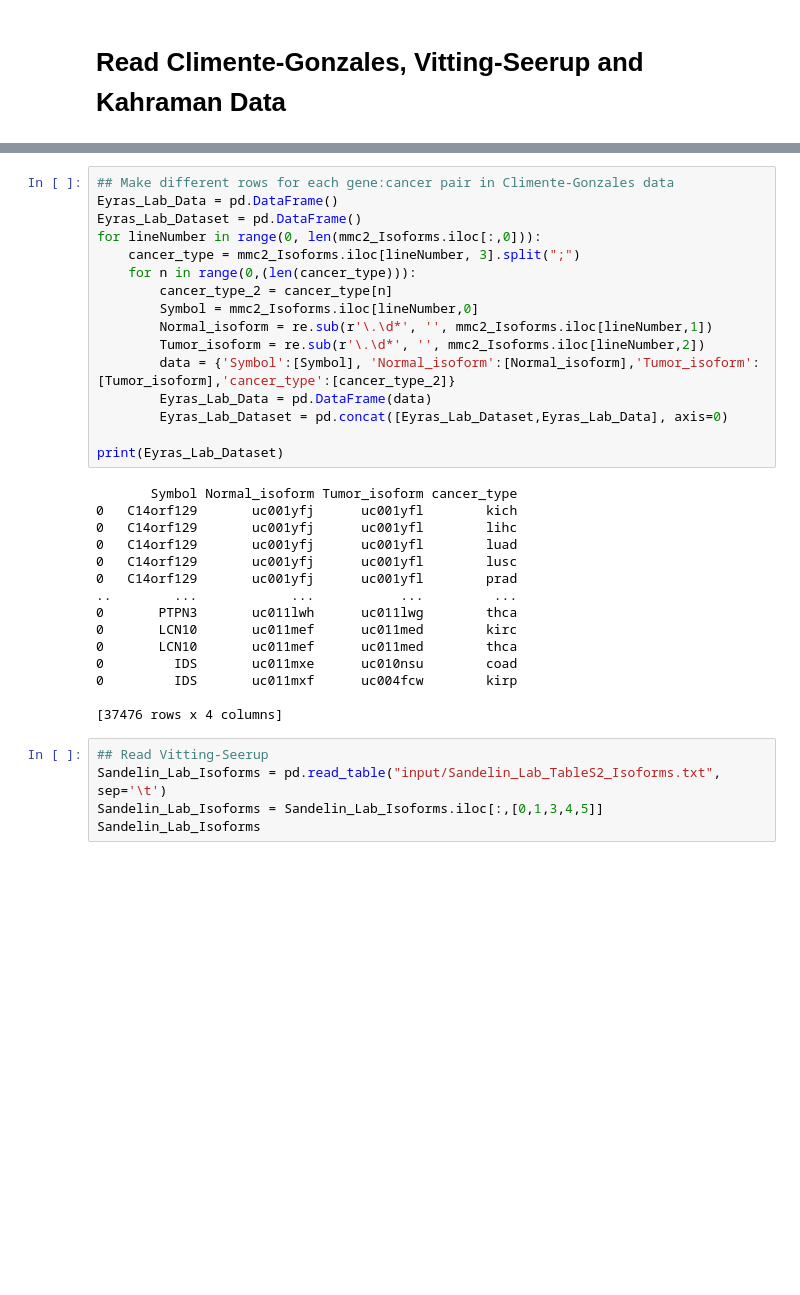
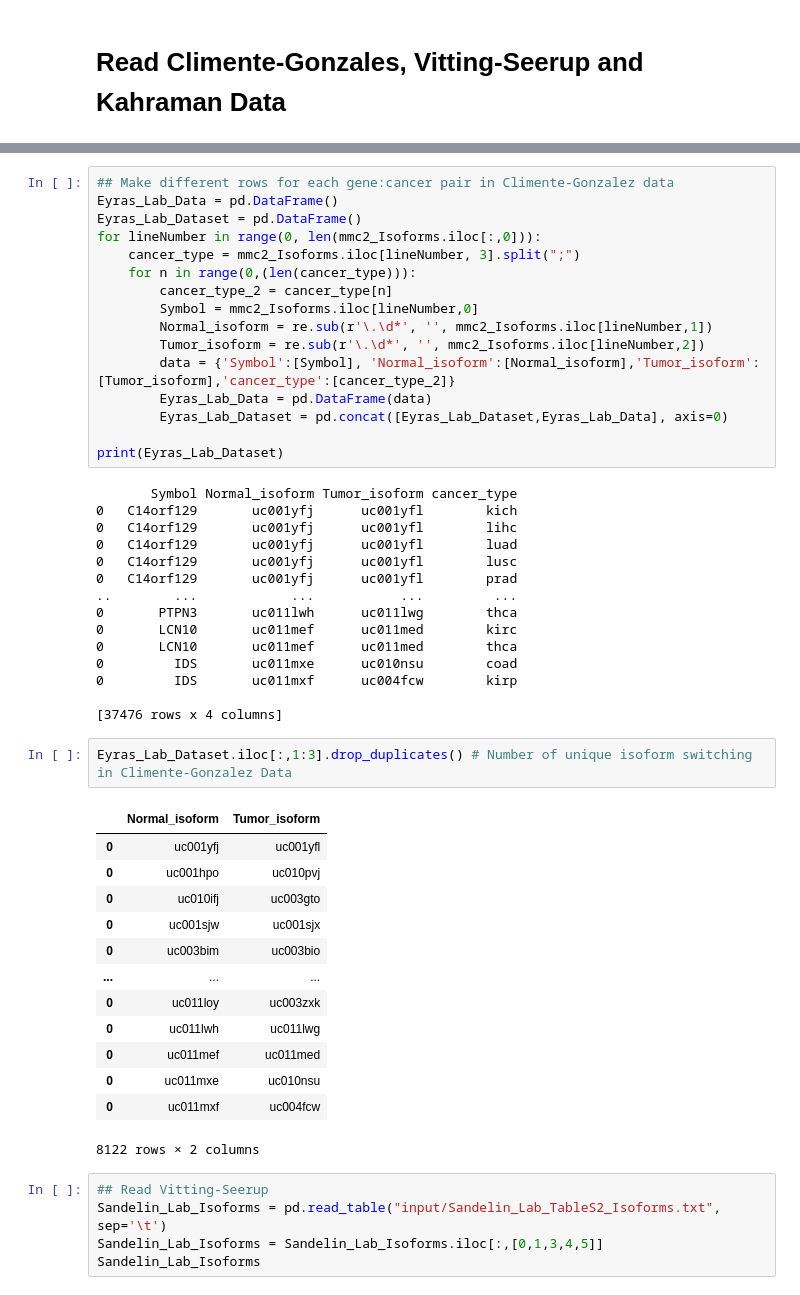
Before and after one commit to KarakulakTulay/Isoform_Comparison, a Jupyter notebook: IsoformSwitching_Overlaps.ipynb, the cells around one changed output, grey strips where cells are left out. Cells and saved outputs as stored; diff of their text form; blank space fills up the shorter version.

```diff
--- a/IsoformSwitching_Overlaps.ipynb
+++ b/IsoformSwitching_Overlaps.ipynb
@@ -27,7 +27,7 @@ print(mmc2_Isoforms)
 
 [8122 rows x 4 columns]
 # %%
-## Make different rows for each gene:cancer pair in Climente-Gonzales data
+## Make different rows for each gene:cancer pair in Climente-Gonzalez data
 Eyras_Lab_Data = pd.DataFrame()
 Eyras_Lab_Dataset = pd.DataFrame()
 for lineNumber in range(0, len(mmc2_Isoforms.iloc[:,0])):
@@ -57,6 +57,22 @@ print(Eyras_Lab_Dataset)
 0         IDS       uc011mxf      uc004fcw        kirp
 
 [37476 rows x 4 columns]
+# %%
+Eyras_Lab_Dataset.iloc[:,1:3].drop_duplicates() # Number of unique isoform switching in Climente-Gonzalez Data
+# %% [output]
+|  | Normal_isoform | Tumor_isoform |
+| 0 | uc001yfj | uc001yfl |
+| 0 | uc001hpo | uc010pvj |
+| 0 | uc010ifj | uc003gto |
+| 0 | uc001sjw | uc001sjx |
+| 0 | uc003bim | uc003bio |
+| ... | ... | ... |
+| 0 | uc011loy | uc003zxk |
+| 0 | uc011lwh | uc011lwg |
+| 0 | uc011mef | uc011med |
+| 0 | uc011mxe | uc010nsu |
+| 0 | uc011mxf | uc004fcw |
+8122 rows × 2 columns
 # %%
 ## Read Vitting-Seerup
 Sandelin_Lab_Isoforms = pd.read_table("input/Sandelin_Lab_TableS2_Isoforms.txt", sep='\t')
```
Also changed, not shown: parts of 7 cells of this notebook.
